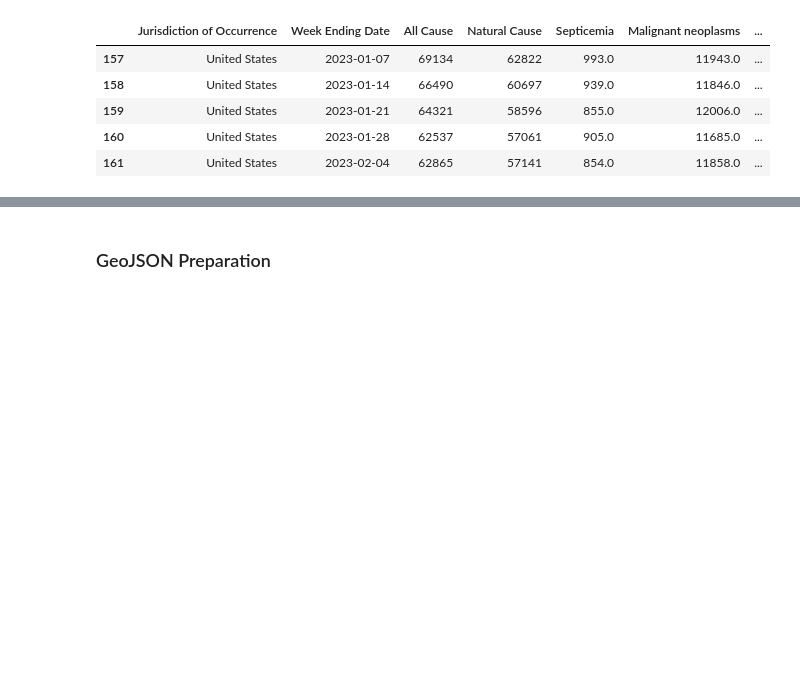
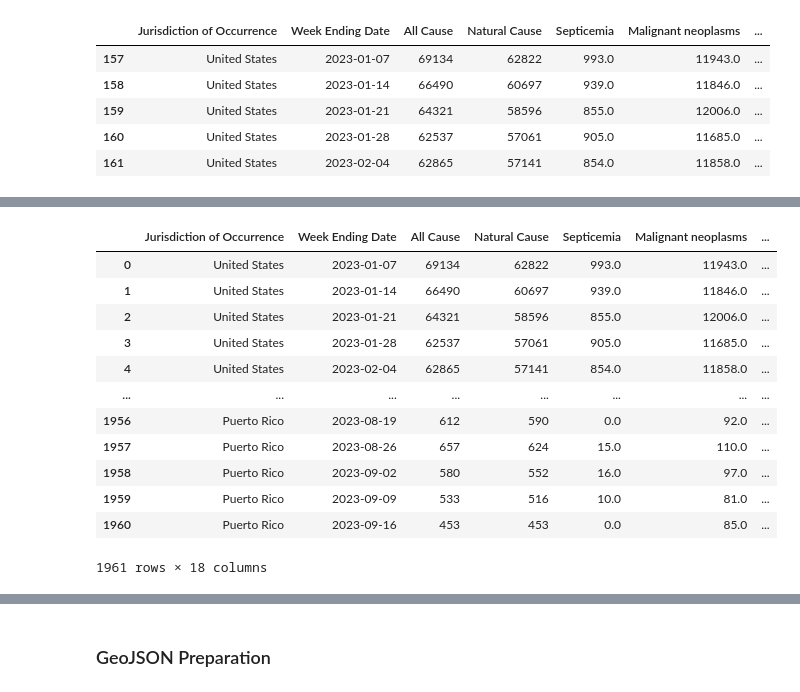
Before and after one commit to captaindarshan/CDC-DATA-ANALYSIS, a Jupyter notebook: data/Diseases_State_and_Cause_cleaning.ipynb, the cells around one changed output, grey strips where cells are left out. Cells and saved outputs as stored; diff of their text form; code cells hidden in the pictures; blank space fills up the shorter version.

```diff
--- a/data/Diseases_State_and_Cause_cleaning.ipynb
+++ b/data/Diseases_State_and_Cause_cleaning.ipynb
@@ -122,0 +145,17 @@ See the caveats in the documentation: https://pandas.pydata.org/pandas-docs/stab
+# %%
+diseases2023_df = diseases2023_df.merge(pop_df, on='Jurisdiction of Occurrence', how='inner')
+diseases2023_df
+# %% [output]
+|  | Jurisdiction of Occurrence | Week Ending Date | All Cause | Natural Cause | Septicemia | Malignant neoplasms | ... |
+| 0 | United States | 2023-01-07 | 69134 | 62822 | 993.0 | 11943.0 | ... |
+| 1 | United States | 2023-01-14 | 66490 | 60697 | 939.0 | 11846.0 | ... |
+| 2 | United States | 2023-01-21 | 64321 | 58596 | 855.0 | 12006.0 | ... |
+| 3 | United States | 2023-01-28 | 62537 | 57061 | 905.0 | 11685.0 | ... |
+| 4 | United States | 2023-02-04 | 62865 | 57141 | 854.0 | 11858.0 | ... |
+| ... | ... | ... | ... | ... | ... | ... | ... |
+| 1956 | Puerto Rico | 2023-08-19 | 612 | 590 | 0.0 | 92.0 | ... |
+| 1957 | Puerto Rico | 2023-08-26 | 657 | 624 | 15.0 | 110.0 | ... |
+| 1958 | Puerto Rico | 2023-09-02 | 580 | 552 | 16.0 | 97.0 | ... |
+| 1959 | Puerto Rico | 2023-09-09 | 533 | 516 | 10.0 | 81.0 | ... |
+| 1960 | Puerto Rico | 2023-09-16 | 453 | 453 | 0.0 | 85.0 | ... |
+1961 rows × 18 columns
```
Also changed, not shown: parts of 7 cells of this notebook, 5 other files.
